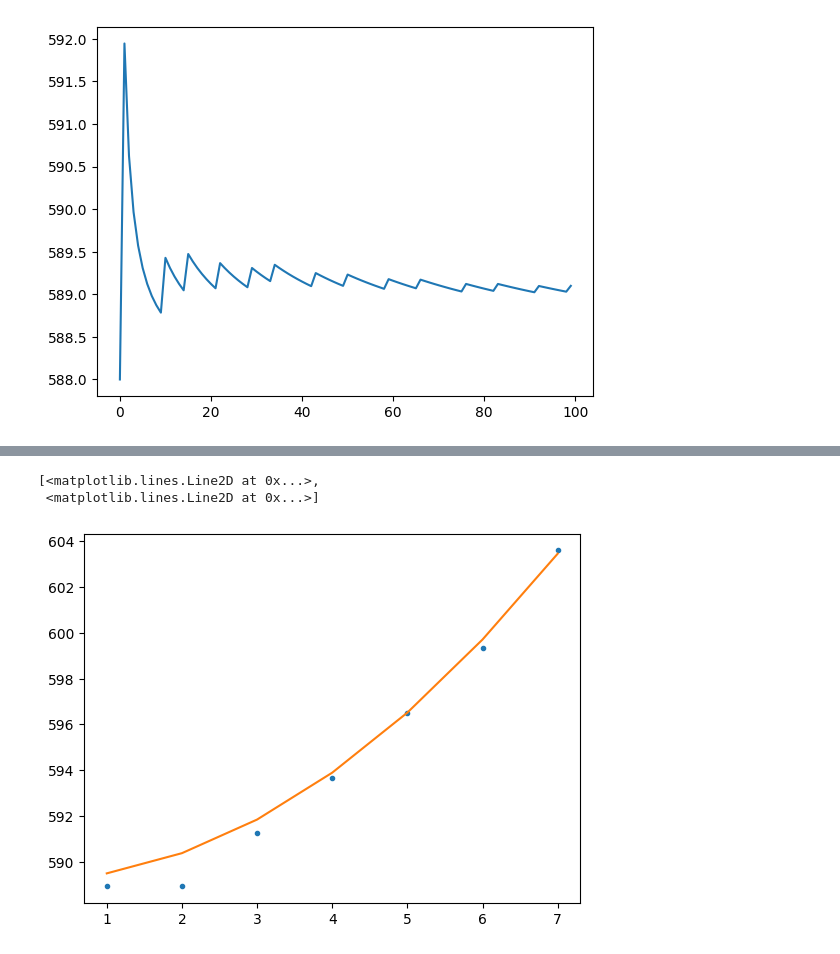
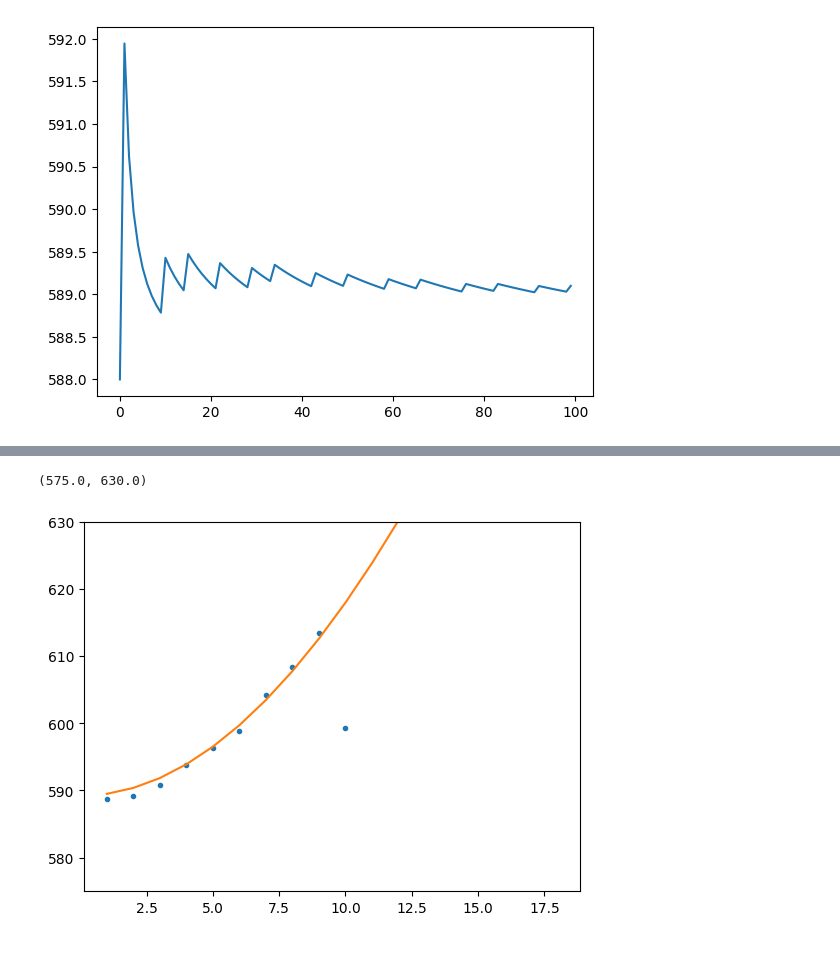
Before and after one commit to shorepine/amy, a Jupyter notebook: piano_heterodyne.ipynb, the cells around one changed output, grey strips where cells are left out. Cells and saved outputs as stored; diff of their text form; code cells hidden in the pictures.

```diff
--- a/piano_heterodyne.ipynb
+++ b/piano_heterodyne.ipynb
@@ -110,0 +144,17 @@ def heterodyne_extract(waveform, fundamental_freq, harmonic_number=1.0, sr=44100
+# %%
+def synth_partial(mag, freq, frame_rate, sr):
+    samps_per_frame = int(round(sr / frame_rate))
+    num_partials, num_frames = mag.shape
+    output_samples = num_frames * samps_per_frame
+    t = np.arange(output_samples) / sr
+    dt = 1 / sr
+    #phase = np.cumsum(np.hstack([np.zeros((num_partials, 1)), slinterp(2 * np.pi * freq * dt, samps_per_frame)]))
+    phase = np.cumsum(slinterp(2 * np.pi * freq * dt, samps_per_frame))
+    carrier = np.cos(phase)
+    return slinterp(mag, samps_per_frame) * carrier
+
+x = synth_partial(np.array([[1, 2, 3, 2]]), np.array([[40, 80, 120, 20]]), 10, 1000)
+plt.figure(figsize=(18, 4))
+plt.plot(x.T)
+plt.grid()
+print(x.shape)
@@ -152,5 +218,6 @@ pre_freq=589.23 post_freq=588.73 diff=-0.50
 # %%
 recons_d = np.zeros_like(d)
+recons_d_flat_f = np.zeros_like(d)
 
 f_freq = 589.232
 sm_cyc = 2.0
@@ -159,8 +226,11 @@ d_remaining = np.array(d)
 
 mags = []
 freqs = []
+avg_freqs = []
 
-for h_num in [1, 2, 3, 4, 5, 6, 7.2, 8.2, 9.3, 10.2, 10.55, 10.8, 11.2, 11.7, 13.3, 14.15, 15.45, 16.7]:
+h_num_list = [1, 2, 3, 4, 5, 6, 7.2, 8.2, 9.3, 10.2, 10.55, 10.8, 11.2, 11.7, 13.3, 14.15, 15.45, 16.7]
+
+for h_num in h_num_list:
     mag, freq, avg_freq, recons_waveform = heterodyne_extract(d_remaining, f_freq, h_num, sr, sm_cyc)
     # Repeat with estimated frequency
     print(f_freq, avg_freq / h_num, f_freq * h_num, avg_freq)
@@ -168,8 +238,10 @@ for h_num in [1, 2, 3, 4, 5, 6, 7.2, 8.2, 9.3, 10.2, 10.55, 10.8, 11.2, 11.7, 13
         mag, freq, avg_freq, recons_waveform = heterodyne_extract(d, avg_freq / h_num, h_num, sr, sm_cyc)
     recons_d += recons_waveform
     d_remaining -= recons_waveform
+    recons_d_flat_f += synth_partial(np.array([db_to_lin(mag)]), avg_freq * np.ones((1, len(freq))), sr, sr)[0]
     mags.append(mag)
     freqs.append(freq)
+    avg_freqs.append(avg_freq)
 
 mags = np.array(mags)
 freqs = np.array(freqs)
@@ -182,4 +254,5 @@ plt.plot(t[ii], d[ii], '.', t[ii], recons_d[ii], '.', t[ii], resid[ii])
 #Audio(data=d.T, rate=sr)
 #Audio(data=recons_d.T, rate=sr)
 Audio(data=(resid).T, rate=sr)
+#Audio(data=recons_d_flat_f.T, rate=sr)
 # %% [output]
@@ -208,21 +281,14 @@ Audio(data=(resid).T, rate=sr)
 wavwrite(resid, sr, 'resid.wav')
 wavwrite(recons_d, sr, 'recons.wav')
 # %%
-# 1      -0.2853
-# 2      -0.6199
-# 3       6.057
-# 4      17.64
-# 5      36.26
-# 6      60.77
-# 7     100.6
-f_dev = [-0.28, -.62, 6.06, 17.64, 36.26, 60.77, 100.6]
-xx = np.arange(1, len(f_dev) + 1)
-h_freq = 589.232 * xx + f_dev
+# Fit inharmonicity curve to effective fundamentals
+xx = 1 + np.arange(len(avg_freqs))
+h_freq = avg_freqs
 plt.plot(xx, h_freq / xx, '.', xx, 589.2 * np.sqrt(1 + .001 * xx*xx))
+plt.ylim([575, 630])
 # %% [output]
-[<matplotlib.lines.Line2D at 0x...>,
- <matplotlib.lines.Line2D at 0x...>]
+(575.0, 630.0)
-[figure, old version]
+[figure, new version]
 # %%
 from scipy import fft
 
```
Also changed, not shown: parts of 13 cells of this notebook, 3 other files.
